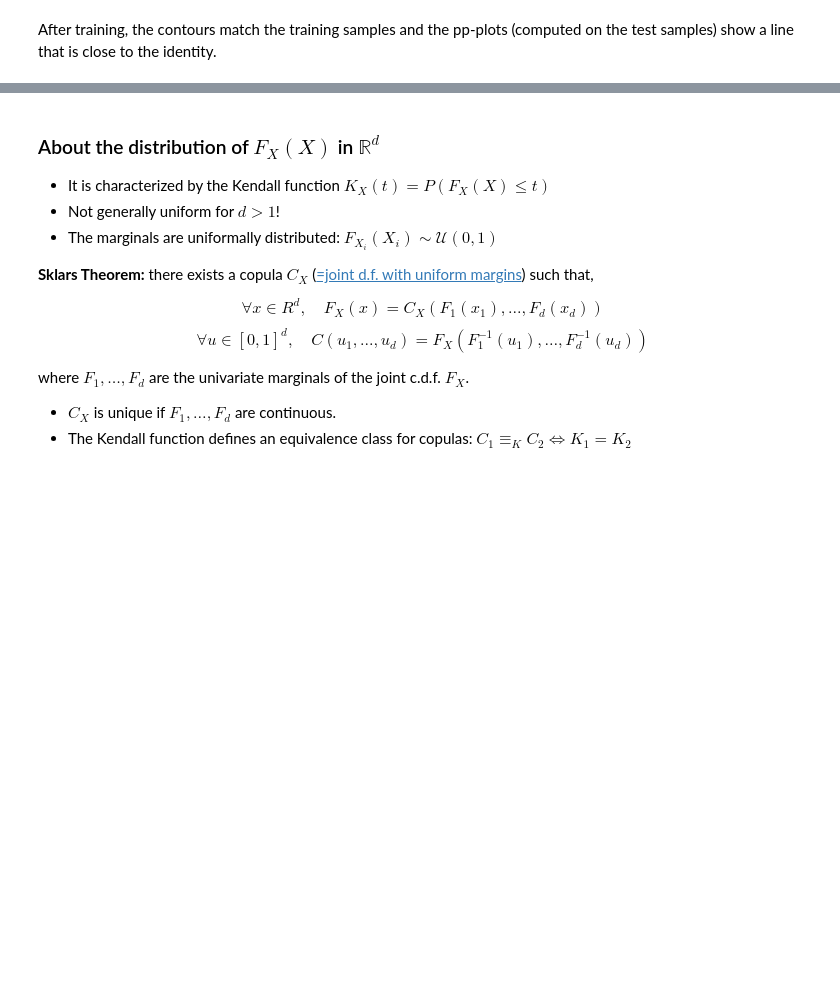
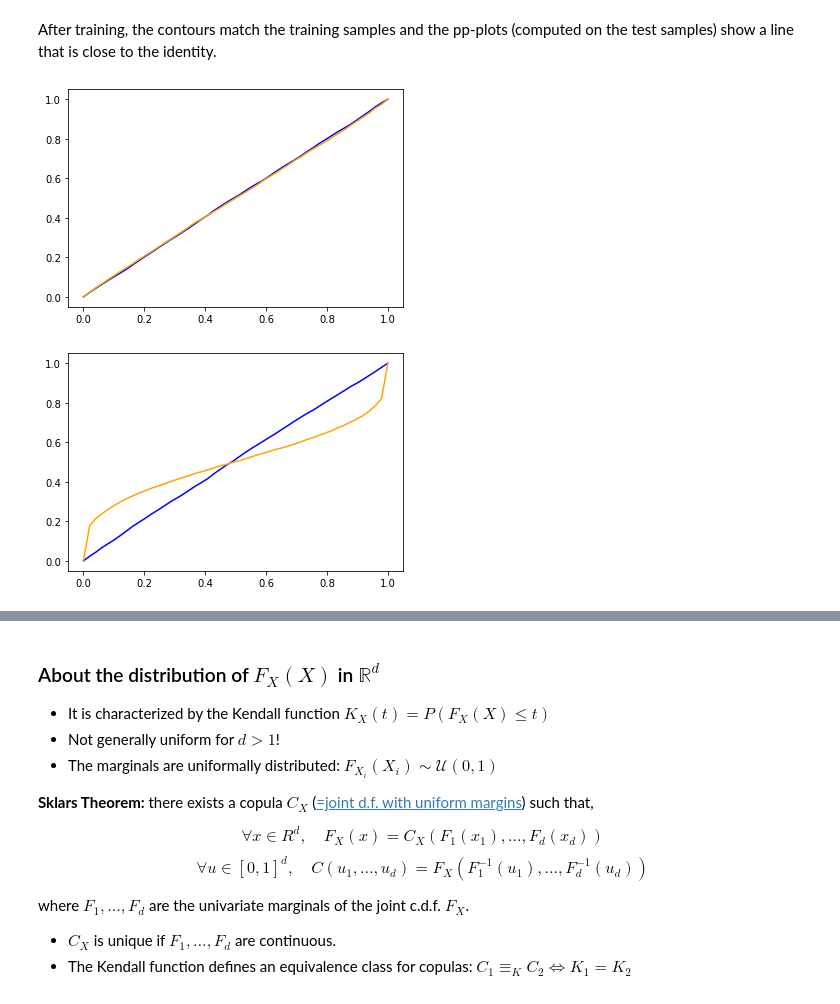
Before and after one commit to JuliaLinhart/valDiags_flows, a Jupyter notebook: PIT_for_Flows.ipynb, the cells around one changed output, grey strips where cells are left out. Cells and saved outputs as stored; diff of their text form; code cells hidden in the pictures; blank space fills up the shorter version.

```diff
--- a/PIT_for_Flows.ipynb
+++ b/PIT_for_Flows.ipynb
@@ -485,2 +486,33 @@ plt.show()
 # %% [markdown]
 After training, the contours match the training samples and the pp-plots (computed on the test samples) show a line that is close to the identity.
+# %%
+# Verify result on samples from a distribution that only differs by the correlation coefficient
+samples_false = torch.FloatTensor(samples_est) # defined in previous section
+
+# Transformations with true distribution
+X_1 = samples_est[:,0]
+X_2 = samples_est[:,1]
+Z_1 = norm.cdf((X_1 - mu_1) / sigma_1)
+Z_2 = norm.cdf((X_2 - mu_2 - rho_est*sigma_2/sigma_1 * (X_1-mu_1)) / (sigma_2*np.sqrt(1-rho_est**2)))  # F_true(X_2 | X_1)
+
+# Transformation from MAF trained to estimate a distribution with different correlation coefficient
+Z_1_maf = norm.cdf(maf._transform(samples_false)[0][:,0].detach().numpy())
+Z_2_maf = norm.cdf(maf._transform(samples_false)[0][:,1].detach().numpy())
+
+# plot pp_plot variable 1
+alphas = np.linspace(0,1)
+z_true = [np.mean(Z_1 < alpha) for alpha in alphas]
+z_maf = [np.mean(Z_1_maf < alpha) for alpha in alphas]
+plt.plot(alphas, z_true, color=colors[0])  # of true density
+plt.plot(alphas, z_maf, color=colors[1])  # of estimator
+plt.show()
+
+# plot pp_plot variable 2
+z_true = [np.mean(Z_2 < alpha) for alpha in alphas]
+z_maf = [np.mean(Z_2_maf < alpha) for alpha in alphas]
+plt.plot(alphas, z_true, color=colors[0]) # of true density
+plt.plot(alphas, z_maf, color=colors[1]) # of estimator
+plt.show()
+# %% [output]
+[figure, added]
+[figure, added]
```
Also changed, not shown: parts of 11 cells of this notebook.
